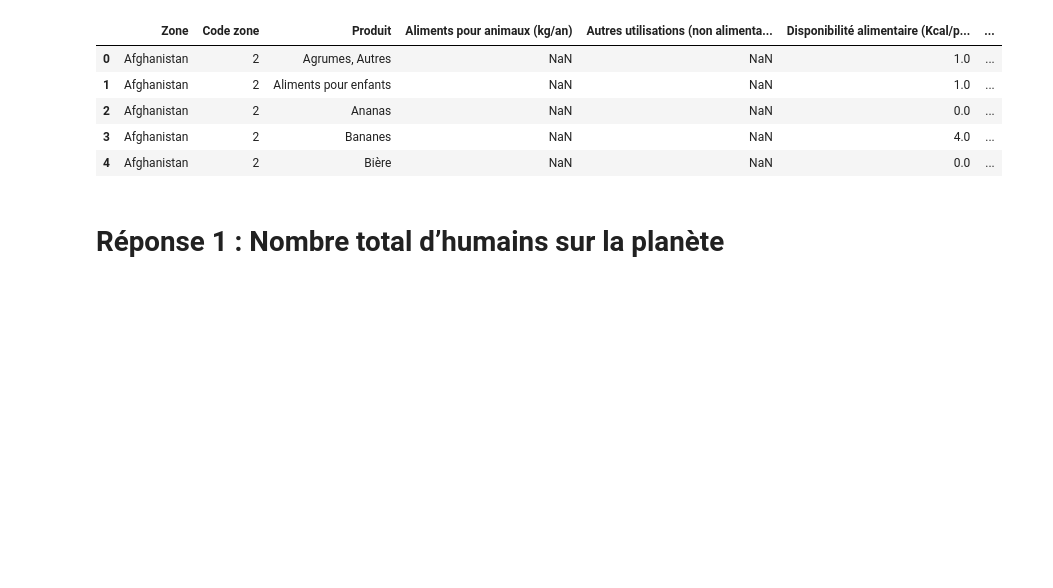
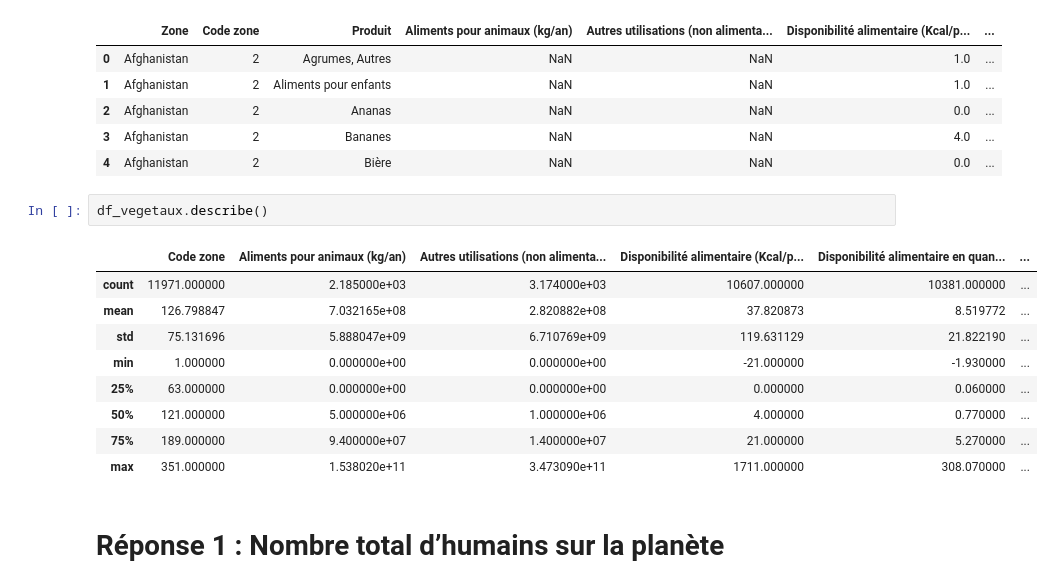
Before and after one commit to boublenza/Formation_OC, a Jupyter notebook: Projet3.ipynb, the cells around one changed output. Cells and saved outputs as stored; diff of their text form; blank space fills up the shorter version.

```diff
--- a/Projet3.ipynb
+++ b/Projet3.ipynb
@@ -43,6 +67,18 @@ df_vegetaux.head(5)
 | 2 | Afghanistan | 2 | Ananas | NaN | NaN | 0.0 | ... |
 | 3 | Afghanistan | 2 | Bananes | NaN | NaN | 4.0 | ... |
 | 4 | Afghanistan | 2 | Bière | NaN | NaN | 0.0 | ... |
+# %%
+df_vegetaux.describe()
+# %% [output]
+|  | Code zone | Aliments pour animaux (kg/an) | Autres utilisations (non alimenta... | Disponibilité alimentaire (Kcal/p... | Disponibilité alimentaire en quan... | ... |
+| count | 11971.000000 | 2.185000e+03 | 3.174000e+03 | 10607.000000 | 10381.000000 | ... |
+| mean | 126.798847 | 7.032165e+08 | 2.820882e+08 | 37.820873 | 8.519772 | ... |
+| std | 75.131696 | 5.888047e+09 | 6.710769e+09 | 119.631129 | 21.822190 | ... |
+| min | 1.000000 | 0.000000e+00 | 0.000000e+00 | -21.000000 | -1.930000 | ... |
+| 25% | 63.000000 | 0.000000e+00 | 0.000000e+00 | 0.000000 | 0.060000 | ... |
+| 50% | 121.000000 | 5.000000e+06 | 1.000000e+06 | 4.000000 | 0.770000 | ... |
+| 75% | 189.000000 | 9.400000e+07 | 1.400000e+07 | 21.000000 | 5.270000 | ... |
+| max | 351.000000 | 1.538020e+11 | 3.473090e+11 | 1711.000000 | 308.070000 | ... |
 # %% [markdown]
 # Réponse 1  : Nombre total d’humains sur la planète
 # %%
```
Also changed, not shown: parts of 2 cells of this notebook.
